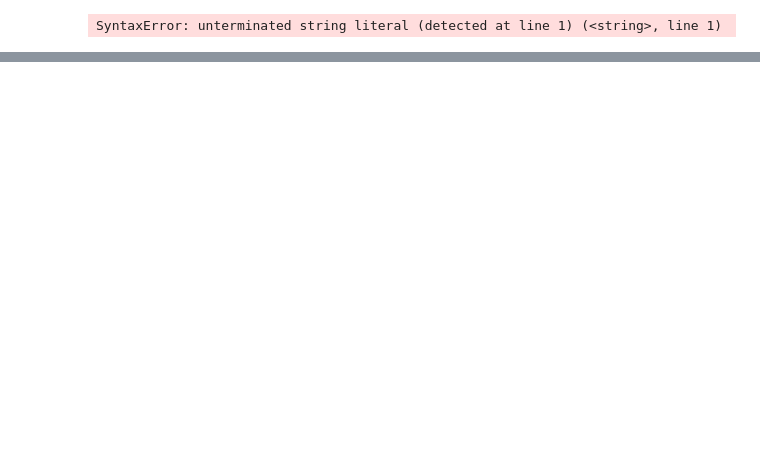
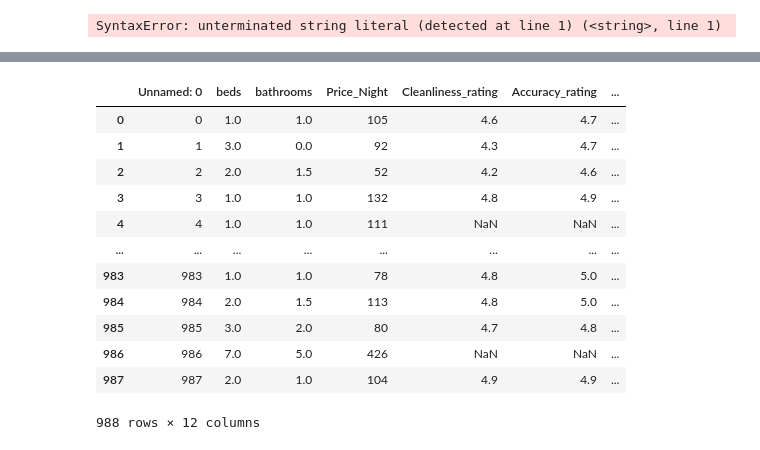
Before and after one commit to SaveSavio/modelling-airbnbs-property-listing-dataset-, a Jupyter notebook: cleaning.ipynb, the cells around one changed output, grey strips where cells are left out. Cells and saved outputs as stored; diff of their text form; code cells hidden in the pictures; blank space fills up the shorter version.

```diff
--- a/cleaning.ipynb
+++ b/cleaning.ipynb
@@ -187,3 +187,7 @@ cleaned_text = '\n'.join(cleaned_text)  # Join the list elements into a single s
 print(cleaned_text)
 # %% [output]
 SyntaxError: unterminated string literal (detected at line 1) (<string>, line 1)
+# %%
+import pandas as pd
+df = pd.read_csv("./airbnb-property-listings/tabular_data/clean_tabular_data.csv")
+df
@@ -189,0 +208,3 @@ SyntaxError: unterminated string literal (detected at line 1) (<string>, line 1)
+# %%
+df[['guests', 'beds', 'bathrooms', 'bedrooms']] = df[['guests', 'beds', 'bathrooms', 'bedrooms']].fillna(value=1)
+df.isna().sum()
@@ -189,0 +249,16 @@ SyntaxError: unterminated string literal (detected at line 1) (<string>, line 1)
+# %%
+df.select_dtypes(include='number')
+# %% [output]
+|  | Unnamed: 0 | beds | bathrooms | Price_Night | Cleanliness_rating | Accuracy_rating | ... |
+| 0 | 0 | 1.0 | 1.0 | 105 | 4.6 | 4.7 | ... |
+| 1 | 1 | 3.0 | 0.0 | 92 | 4.3 | 4.7 | ... |
+| 2 | 2 | 2.0 | 1.5 | 52 | 4.2 | 4.6 | ... |
+| 3 | 3 | 1.0 | 1.0 | 132 | 4.8 | 4.9 | ... |
+| 4 | 4 | 1.0 | 1.0 | 111 | NaN | NaN | ... |
+| ... | ... | ... | ... | ... | ... | ... | ... |
+| 983 | 983 | 1.0 | 1.0 | 78 | 4.8 | 5.0 | ... |
+| 984 | 984 | 2.0 | 1.5 | 113 | 4.8 | 5.0 | ... |
+| 985 | 985 | 3.0 | 2.0 | 80 | 4.7 | 4.8 | ... |
+| 986 | 986 | 7.0 | 5.0 | 426 | NaN | NaN | ... |
+| 987 | 987 | 2.0 | 1.0 | 104 | 4.9 | 4.9 | ... |
+988 rows × 12 columns
```
Also changed, not shown: parts of 5 cells of this notebook, 2 other files.
